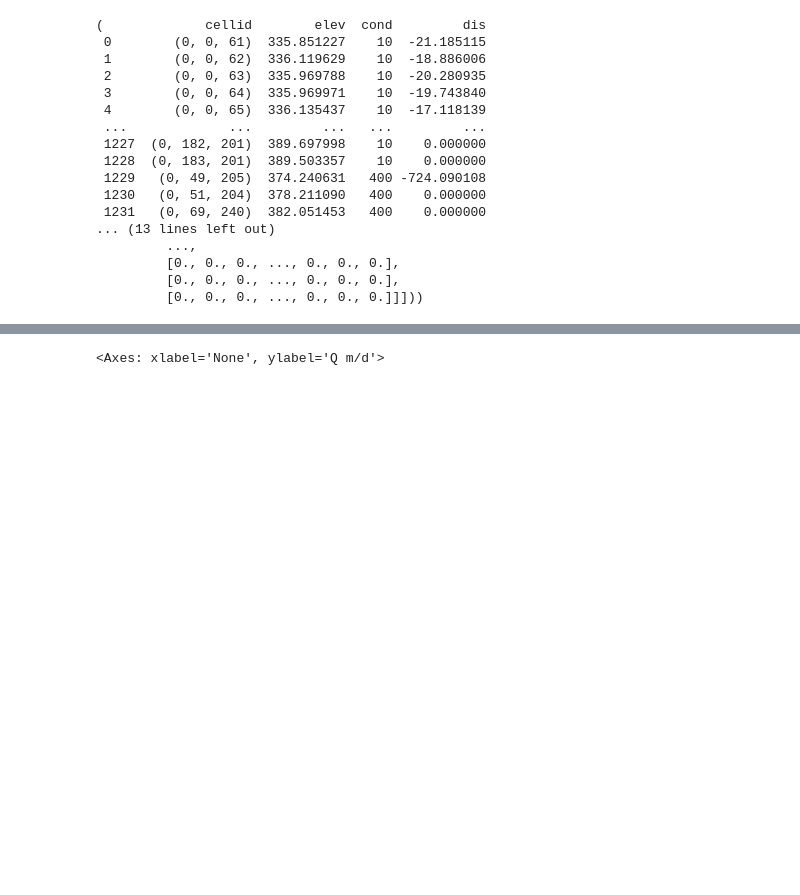
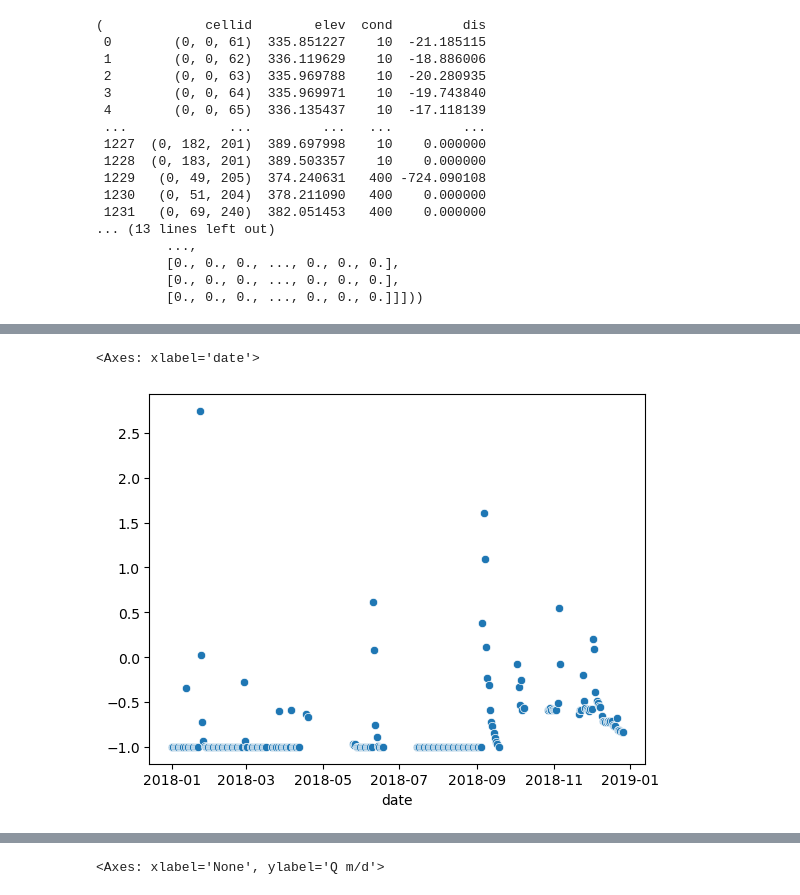
Before and after one commit to jhuang523/UMNBearSpring, a Jupyter notebook: EPM/transient/EPM.ipynb, the cells around one changed output, grey strips where cells are left out. Saved outputs shown, nothing was run; the diff lists cells and outputs as text; code cells hidden in the pictures; blank space fills up the shorter version.

```diff
--- a/EPM/transient/EPM.ipynb
+++ b/EPM/transient/EPM.ipynb
@@ -266,0 +273,4 @@ NameError: name 'bs_cal' is not defined
+# %%
+bs_baseflow = CalibrationData(name = 'bs_baseflow', data = bs_cal.cal_value)
+
+bs_baseflow.set_cal_value(bs_baseflow.data[bs_baseflow.data <= bs_baseflow.data.rolling(7).mean().mean()])
@@ -270,0 +354,3 @@ AttributeError: 'Series' object has no attribute 'columns'
+# %%
+base_rel_err = bs_baseflow.get_residual(bs_q_timeseries.loc[bs_baseflow.cal_value.index]['Q m/d'])/bs_baseflow.cal_value
+avg_base_rel_err = base_rel_err.mean()
@@ -271,3 +360,8 @@ AttributeError: 'Series' object has no attribute 'columns'
+# %%
+sns.scatterplot(base_rel_err)
+# %% [output]
+<Axes: xlabel='date'>
+[figure, added]
 # %%
 dates = pd.date_range(start='2018-01-01', end='2018-12-31', freq='D')
 bs_q_timeseries.index = dates
```
Also changed, not shown: parts of 16 cells of this notebook, 5 other files.
